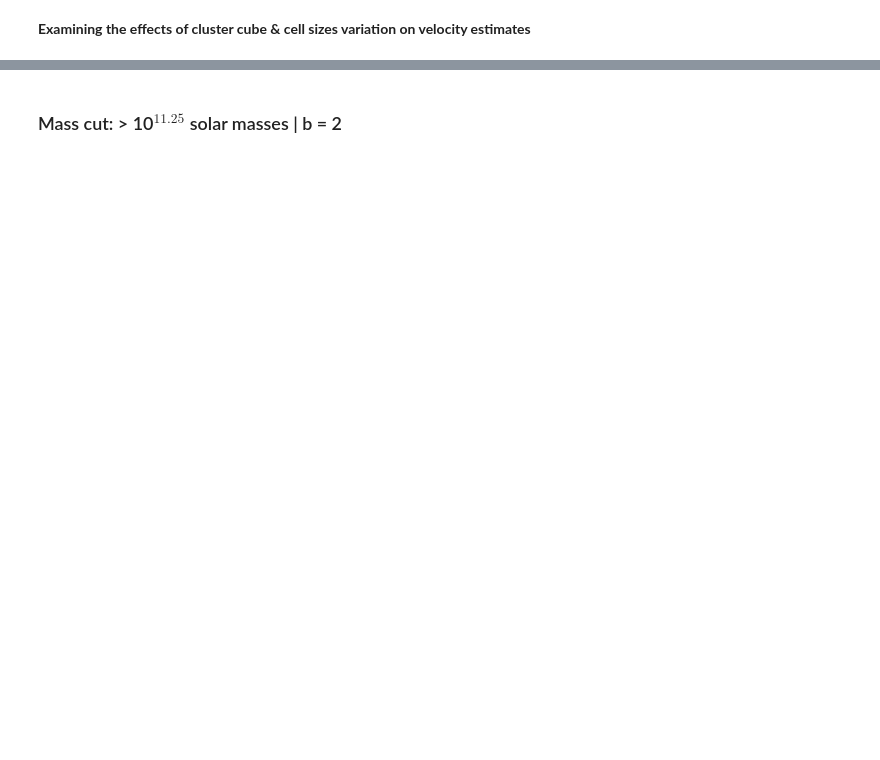
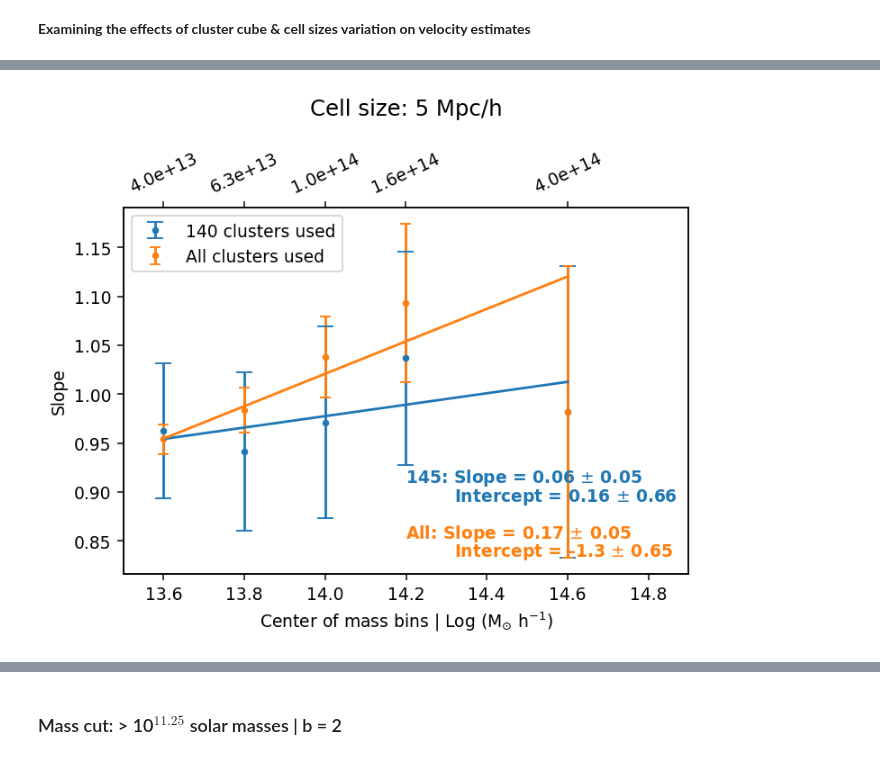
Before and after one commit to awaismirza92/velocity-reconstruction-and-kinetic-SZ, a Jupyter notebook: codes/Bias_Problem/Clus_Mass_Bins.ipynb, the cells around one changed output, grey strips where cells are left out. Cells and saved outputs as stored; diff of their text form; code cells hidden in the pictures; blank space fills up the shorter version.

```diff
--- a/codes/Bias_Problem/Clus_Mass_Bins.ipynb
+++ b/codes/Bias_Problem/Clus_Mass_Bins.ipynb
@@ -1252,0 +1213,4 @@ for i, clus_min_mass in enumerate(clus_mass_bins[:-1]):
+# %%
+clus_mass_bins_results_5000_145 = pd.read_csv(f'clus_mass_bins_results_{greater_than}_5000_145_lmfit.csv',
+                              sep = '\t', index_col = 0)
+clus_mass_bins_results_5000_145
@@ -1252,0 +1224,4 @@ for i, clus_min_mass in enumerate(clus_mass_bins[:-1]):
+# %%
+clus_mass_bins_results_5000_all = pd.read_csv(f'clus_mass_bins_results_{greater_than}_5000_all_lmfit.csv',
+                              sep = '\t', index_col = 0)
+clus_mass_bins_results_5000_all
@@ -1252,0 +1235,87 @@ for i, clus_min_mass in enumerate(clus_mass_bins[:-1]):
+# %%
+plt.figure(dpi = dpi * 1.5)
+
+bins_centers_log = np.arange(13.6, 14.21, 0.2)
+bins_centers_log = np.append(bins_centers_log, 14.6)
+
+plt.errorbar(bins_centers_log,
+             clus_mass_bins_results_5000_145['Slope - Vlos'],
+             clus_mass_bins_results_5000_145['Error - Slope - Vlos'],
+             label = '140 clusters used', capsize = 5, fmt = '.')
+
+plt.errorbar(bins_centers_log,
+             clus_mass_bins_results_5000_all['Slope - Vlos'],
+             clus_mass_bins_results_5000_all['Error - Slope - Vlos'],
+             label = 'All clusters used', capsize = 3, fmt = '.')
+
+plt.legend()
+# plt.xscale('log')
+plt.xlabel('Center of mass bins | Log (M$_{\odot}$ h$^{-1}$)')
+plt.ylabel('Slope')
+plt.xlim(13.5, 14.9)
+
+
+
+
+axes1 = plt.gca()
+axes2 = axes1.twiny()
+
+axes2.scatter(bins_centers_log,
+             clus_mass_bins_results_5000_145['Slope - Vlos'], s = 0)
+plt.xlim(13.5, 14.9)
+
+bins_centers_linear = 10**bins_centers_log
+bins_centers_linear_str = ['{:.1e}'.format(i) for i in bins_centers_linear]
+
+axes2.set_xticks(bins_centers_log)
+axes2.set_xticklabels(bins_centers_linear_str,
+                      rotation = 25);
+
+
+def linear_func(x, m, c):
+        return m*x + c
+
+mass_bin_lmfit_145 = lmfit_func(bins_centers_log,
+                           clus_mass_bins_results_5000_145['Slope - Vlos'],
+                           clus_mass_bins_results_5000_145['Error - Slope - Vlos'])
+plt.plot(bins_centers_log,
+         linear_func(bins_centers_log, mass_bin_lmfit_145.params['slope'].value,
+                     mass_bin_lmfit_145.params['intercept'].value))
+
+x_pos_text = 0.5
+text_font_size = 8
+
+plt.text(x_pos_text, 0.25,
+             f"145: Slope = {mass_bin_lmfit_145.params['slope'].value.round(2)} $\pm$ " +
+             f"{mass_bin_lmfit_145.params['slope'].stderr.round(2)}",
+             transform=plt.gca().transAxes, color = 'C0', weight = 'bold')
+
+plt.text(x_pos_text + 0.085, 0.20,
+             f"Intercept = {mass_bin_lmfit_145.params['intercept'].value.round(2)} $\pm$ " +
+             f"{mass_bin_lmfit_145.params['intercept'].stderr.round(2)}",
+             transform=plt.gca().transAxes, color = 'C0', weight = 'bold')
+
+
+
+
+
+mass_bin_lmfit_all = lmfit_func(bins_centers_log,
+                           clus_mass_bins_results_5000_all['Slope - Vlos'],
+                           clus_mass_bins_results_5000_all['Error - Slope - Vlos'])
+plt.plot(bins_centers_log,
+         linear_func(bins_centers_log, mass_bin_lmfit_all.params['slope'].value,
+                     mass_bin_lmfit_all.params['intercept'].value))
+
+plt.text(x_pos_text, 0.10,
+             f"All: Slope = {mass_bin_lmfit_all.params['slope'].value.round(2)} $\pm$ " +
+             f"{mass_bin_lmfit_all.params['slope'].stderr.round(2)}",
+             transform=plt.gca().transAxes, color = 'C1', weight = 'bold')
+
+plt.text(x_pos_text + 0.085, 0.05,
+             f"Intercept = {mass_bin_lmfit_all.params['intercept'].value.round(2)} $\pm$ " +
+             f"{mass_bin_lmfit_all.params['intercept'].stderr.round(2)}",
+             transform=plt.gca().transAxes, color = 'C1', weight = 'bold');
+
+plt.title('Cell size: 5 Mpc/h', fontsize = 13, pad = 55);
+# %% [output]
+[figure, added]
```
Also changed, not shown: parts of 24 cells of this notebook, 33 other files.
